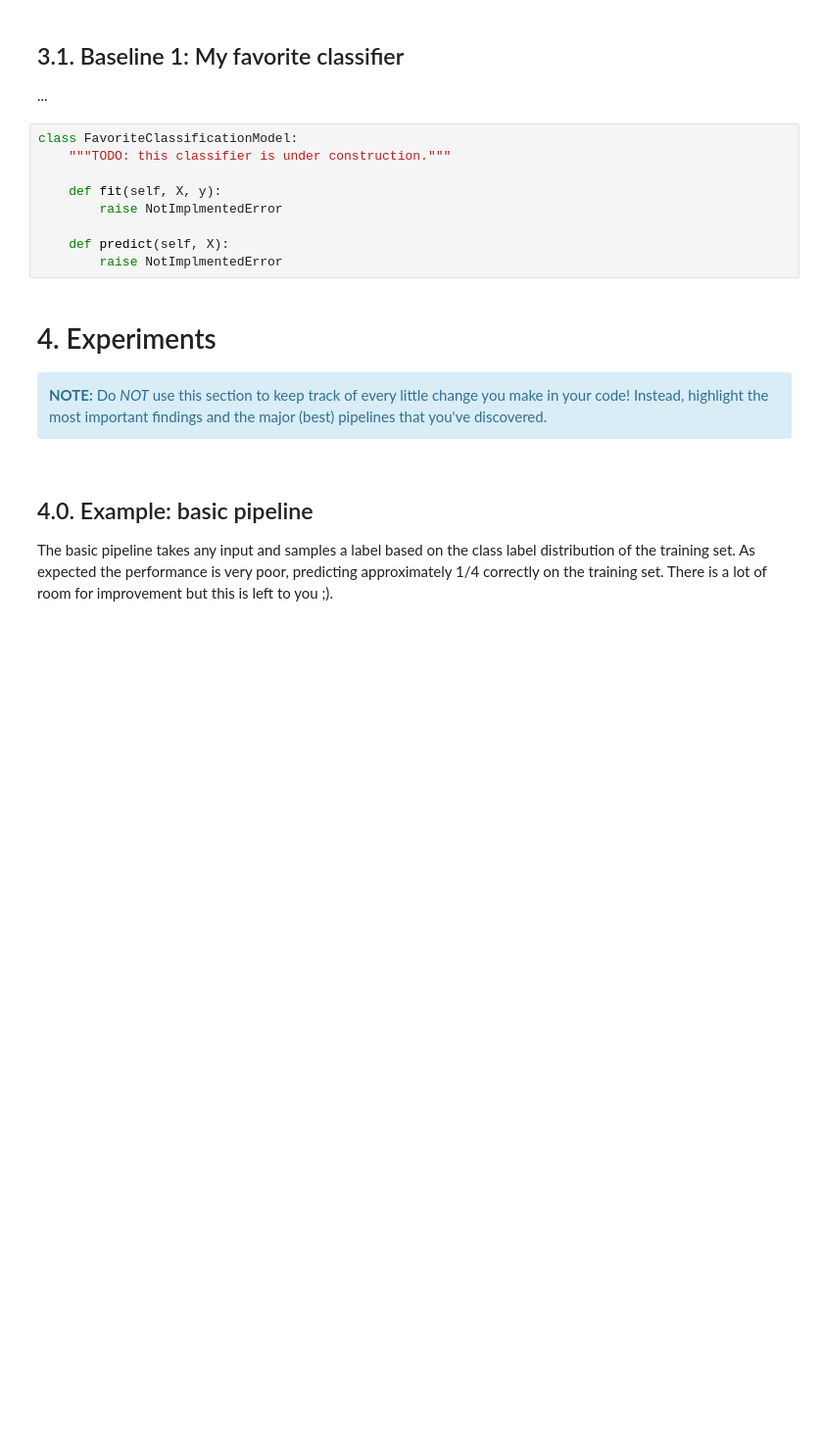
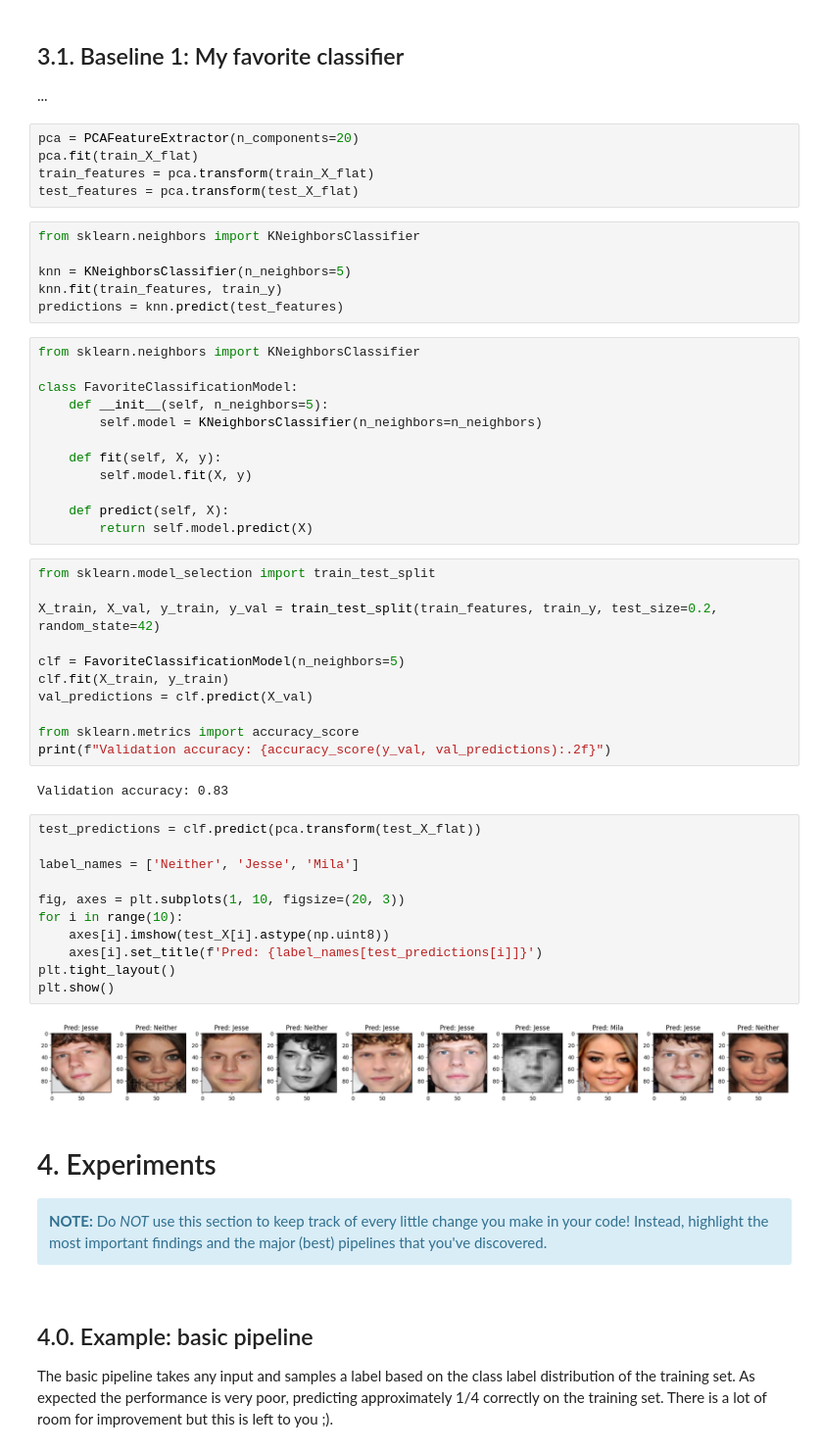
Before and after one commit to lucgrnr/computer-vision-projects, a Jupyter notebook: Assignment_1/ga1_group_27_manolis.ipynb, the cells around one changed output. Shown at 98% size. Cells and saved outputs as stored; diff of their text form; blank space fills up the shorter version.

```diff
--- a/Assignment_1/ga1_group_27_manolis.ipynb
+++ b/Assignment_1/ga1_group_27_manolis.ipynb
@@ -524,15 +524,55 @@ class RandomClassificationModel:
 # %% [markdown]
 ## 3.1. Baseline 1: My favorite classifier
 ...
-# %%
-class FavoriteClassificationModel:
-    """TODO: this classifier is under construction."""
-
-    def fit(self, X, y):
-        raise NotImplmentedError
-
-    def predict(self, X):
-        raise NotImplmentedError
+# %%
+pca = PCAFeatureExtractor(n_components=20)
+pca.fit(train_X_flat)
+train_features = pca.transform(train_X_flat)
+test_features = pca.transform(test_X_flat)
+# %%
+from sklearn.neighbors import KNeighborsClassifier
+
+knn = KNeighborsClassifier(n_neighbors=5)
+knn.fit(train_features, train_y)
+predictions = knn.predict(test_features)
+# %%
+from sklearn.neighbors import KNeighborsClassifier
+
+class FavoriteClassificationModel:
+    def __init__(self, n_neighbors=5):
+        self.model = KNeighborsClassifier(n_neighbors=n_neighbors)
+
+    def fit(self, X, y):
+        self.model.fit(X, y)
+
+    def predict(self, X):
+        return self.model.predict(X)
+# %%
+from sklearn.model_selection import train_test_split
+
+X_train, X_val, y_train, y_val = train_test_split(train_features, train_y, test_size=0.2, random_state=42)
+
+clf = FavoriteClassificationModel(n_neighbors=5)
+clf.fit(X_train, y_train)
+val_predictions = clf.predict(X_val)
+
+from sklearn.metrics import accuracy_score
+print(f"Validation accuracy: {accuracy_score(y_val, val_predictions):.2f}")
+# %% [output]
+Validation accuracy: 0.83
+# %%
+test_predictions = clf.predict(pca.transform(test_X_flat))
+
+label_names = ['Neither', 'Jesse', 'Mila']
+
+fig, axes = plt.subplots(1, 10, figsize=(20, 3))
+for i in range(10):
+    axes[i].imshow(test_X[i].astype(np.uint8))
+    axes[i].set_title(f'Pred: {label_names[test_predictions[i]]}')
+plt.tight_layout()
+plt.show()
+# %% [output]
+[figure, added]
 # %% [markdown]
 # 4. Experiments
 <div class="alert alert-block alert-info"> <b>NOTE:</b> Do <i>NOT</i> use this section to keep track of every little change you make in your code! Instead, highlight the most important findings and the major (best) pipelines that you've discovered.
```
